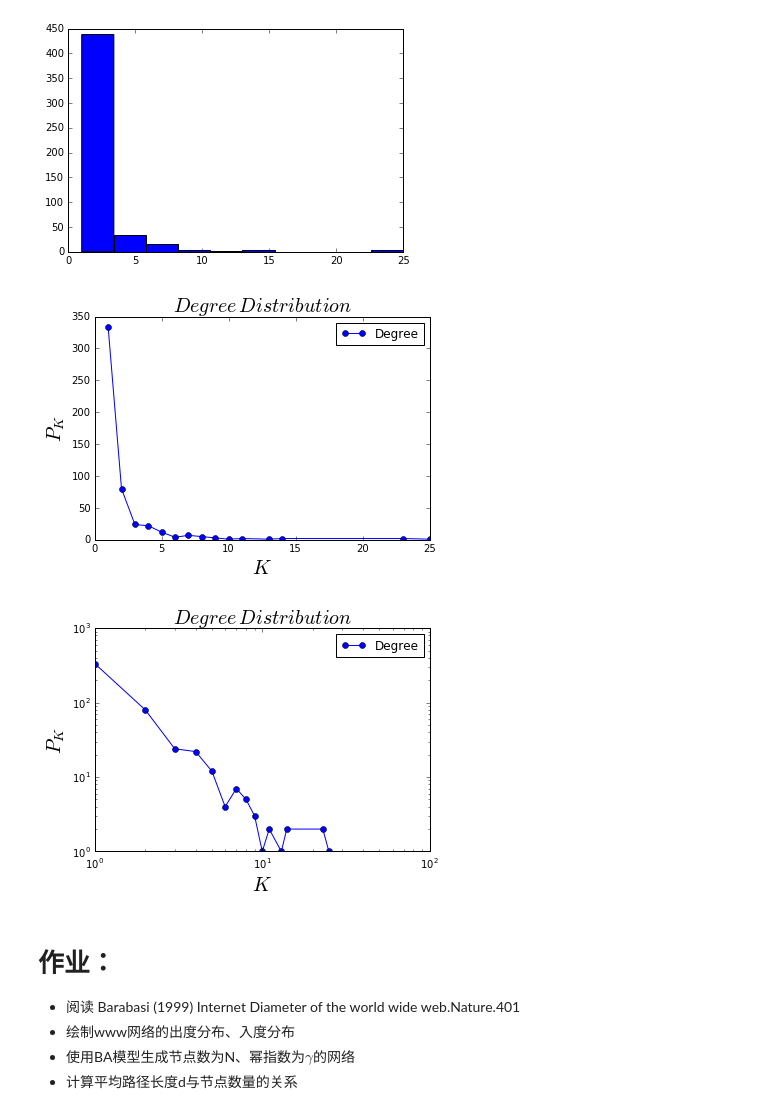
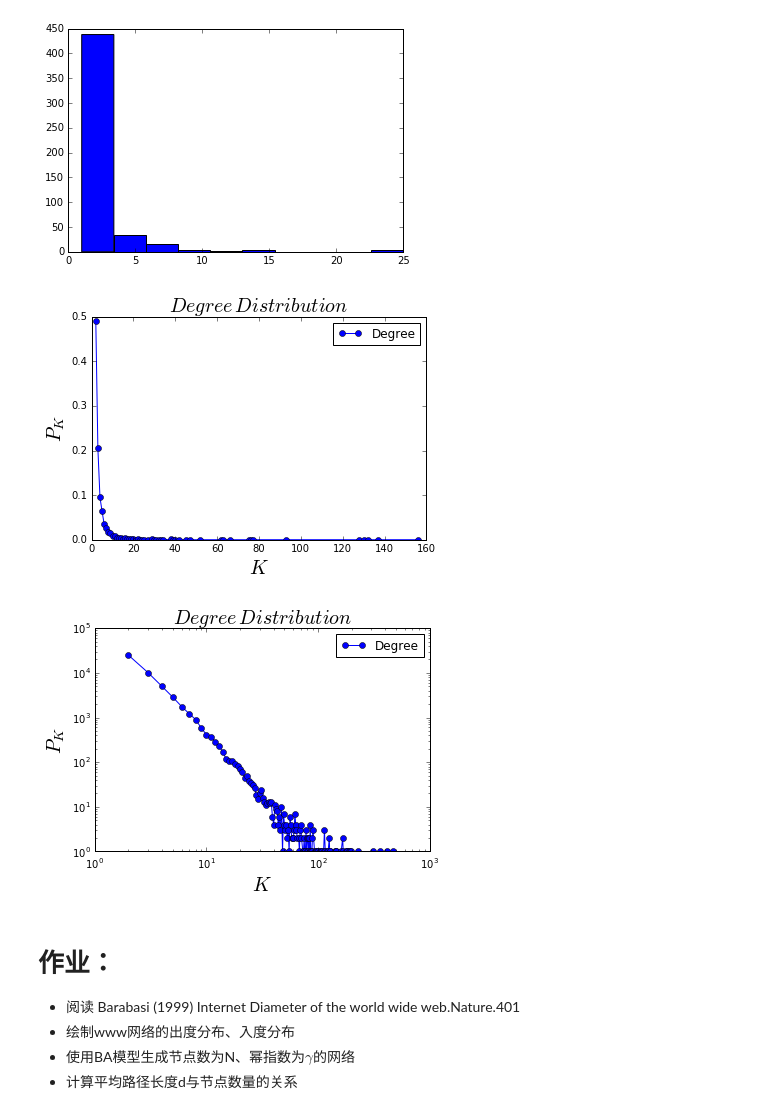
Before and after one commit to Walker96/cjc2016, a Jupyter notebook: code/17.networkx.ipynb, the cells around one changed output. Saved outputs shown, nothing was run; the diff lists cells and outputs as text; code cells hidden in the pictures.

```diff
--- a/code/17.networkx.ipynb
+++ b/code/17.networkx.ipynb
@@ -258,6 +260,8 @@ def plotDegreeDistribution(G):
     for i in G.degree().values(): degs[i]+=1
     items = sorted ( degs.items () )
     x, y = np.array(items).T
+    y_sum = np.sum(y)
+    y = [float(i)/y_sum for i in y]
     plt.plot(x, y, 'b-o')
     plt.xscale('log')
     plt.yscale('log')
@@ -396,6 +400,8 @@ def plotDegreeDistributionLongTail(G):
     for i in G.degree().values(): degs[i]+=1
     items = sorted ( degs.items () )
     x, y = np.array(items).T
+    y_sum = np.sum(y)
+    y = [float(i)/y_sum for i in y]
     plt.plot(x, y, 'b-o')
     plt.legend(['Degree'])
     plt.xlabel('$K$', fontsize = 20)
@@ -403,27 +409,31 @@ def plotDegreeDistributionLongTail(G):
     plt.title('$Degree\,Distribution$', fontsize = 20)
     plt.show()
 
+BA= nx.random_graphs.barabasi_albert_graph(5000,2)  #生成n=20、m=1的BA无标度网络
 plotDegreeDistributionLongTail(BA)
 # %% [output]
-[figure, old version]
+[figure, new version]
 # %%
 def plotDegreeDistribution(G):
     degs = defaultdict(int)
     for i in G.degree().values(): degs[i]+=1
     items = sorted ( degs.items () )
     x, y = np.array(items).T
+    x, y = np.array(items).T
+    y_sum = np.sum(y)
     plt.plot(x, y, 'b-o')
     plt.xscale('log')
     plt.yscale('log')
     plt.legend(['Degree'])
     plt.xlabel('$K$', fontsize = 20)
     plt.ylabel('$P_K$', fontsize = 20)
     plt.title('$Degree\,Distribution$', fontsize = 20)
     plt.show()
 
+BA= nx.random_graphs.barabasi_albert_graph(50000,2)  #生成n=20、m=1的BA无标度网络
 plotDegreeDistribution(BA)
 # %% [output]
-[figure, old version]
+[figure, new version]
 # %% [markdown]
 
 # 作业：
```
Also changed, not shown: parts of 3 cells of this notebook.
